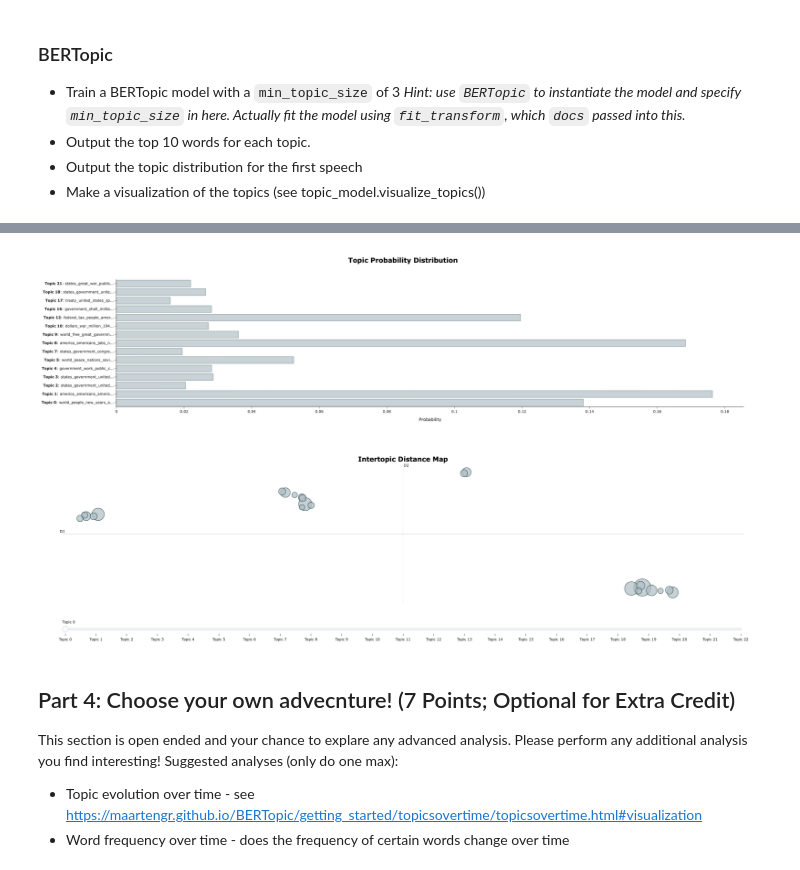
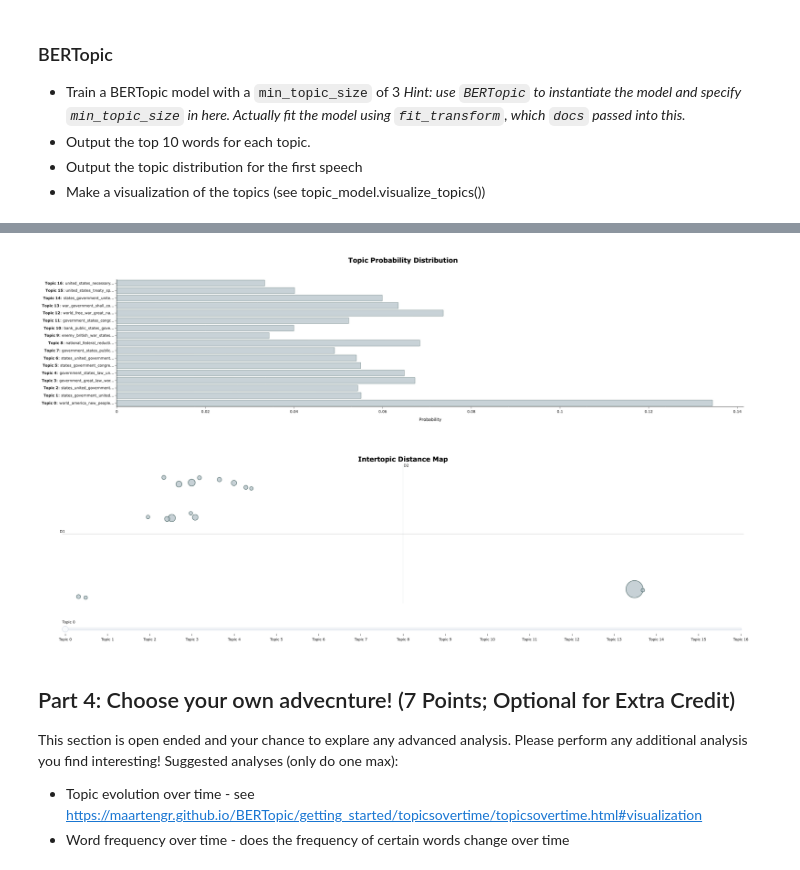
Before and after one commit to UCB-stat-159-f25/proj02-group02, a Jupyter notebook: nlp-P03.ipynb, the cells around one changed output, grey strips where cells are left out. Saved outputs shown, nothing was run; the diff lists cells and outputs as text; code cells hidden in the pictures.

Commit message:
completed BERTopic portion of part 3

```diff
--- a/nlp-P03.ipynb
+++ b/nlp-P03.ipynb
@@ -491,5 +507,9 @@ topic
 docs = sou['Text'].to_list()
 # %%
 # train the model - this takes about 30 seconds
+# remove stop words from the topics (Hint: use CountVectorizer and then .update_topics on topic_model)
 
-# remove stop words from the topics (Hint: use CountVectorizer and then .update_topics on topic_model)
+topic_model = BERTopic(min_topic_size=3)
+topics, probs = topic_model.fit_transform(docs)
+vectorizer_model = CountVectorizer(stop_words="english")
+topic_model.update_topics(docs, vectorizer_model=vectorizer_model)
@@ -525,13 +537,15 @@ docs = sou['Text'].to_list()
 # %%
 # output the topic distribution for the first speech
 # hint: check out approximate_distribution() and visualize_distribution()
+topic_distr, _ = topic_model.approximate_distribution(docs, min_similarity=0)
+topic_model.visualize_distribution(topic_distr[0])
 # %% [output]
-[figure, old version]
+[figure, new version]
 # %%
 # run this cell to visualize the topics
 topic_model.visualize_topics()
 # %% [output]
-[figure, old version]
+[figure, new version]
 # %% [markdown]
 ## Part 4: Choose your own advecnture! (7 Points; Optional for Extra Credit)
 
```
Also changed, not shown: parts of 6 cells of this notebook, 2 other files.
